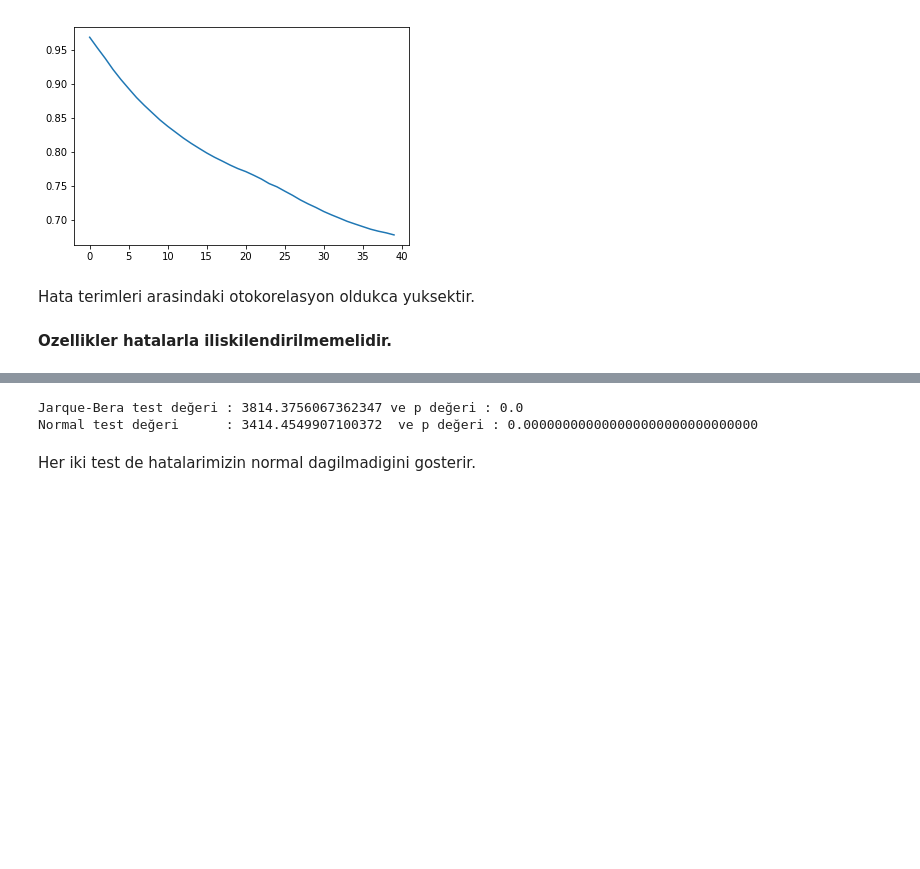
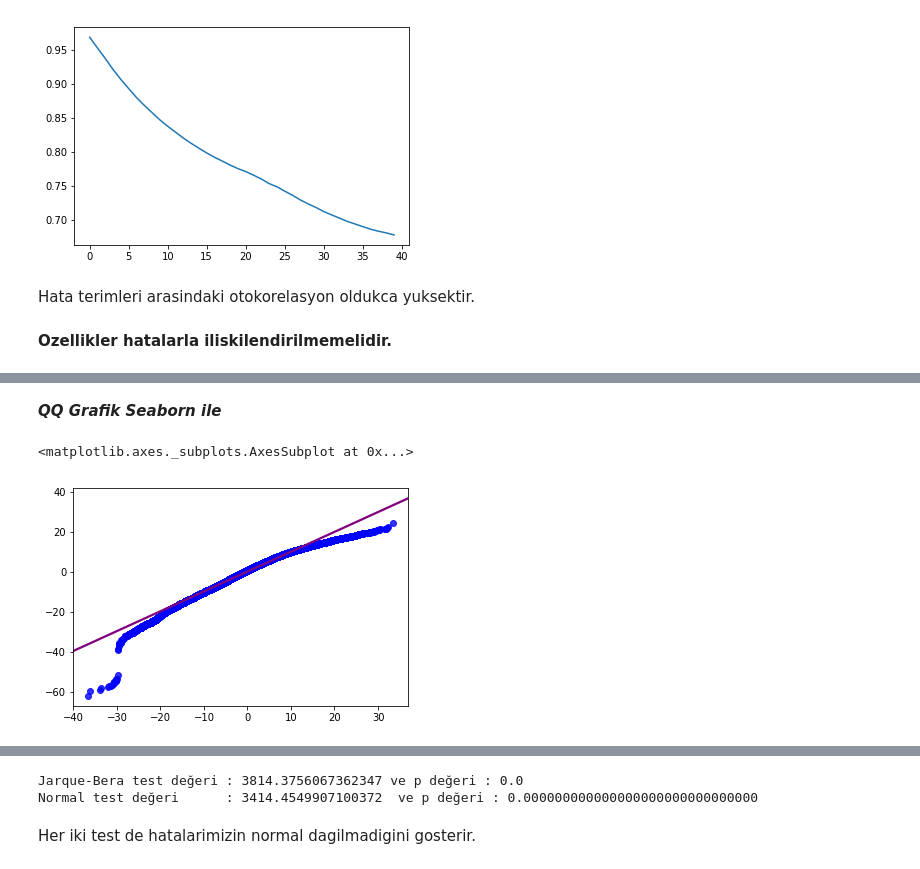
Before and after one commit to EceDolen/Bootcamp_-Bolum_6, a Jupyter notebook: Regresyon_Odev_3_Sıcaklık_Tahmini.ipynb, the cells around one changed output, grey strips where cells are left out. Saved outputs shown, nothing was run; the diff lists cells and outputs as text; code cells hidden in the pictures; blank space fills up the shorter version.

```diff
--- a/Regresyon_Odev_3_Sıcaklık_Tahmini.ipynb
+++ b/Regresyon_Odev_3_Sıcaklık_Tahmini.ipynb
@@ -199,0 +202,9 @@ plt.show()
+# %% [markdown]
+***QQ Grafik Seaborn ile***
+# %%
+#Burda QQ icin verileri sort ile siralamak durumundayiz.
+rand_nums = np.random.normal(np.mean(hatalar), np.std(hatalar), len(hatalar))
+sns.regplot(np.sort(rand_nums), np.sort(hatalar),fit_reg=True,  scatter_kws={"color": "blue"}, line_kws={"color": "purple"} )
+# %% [output]
+<matplotlib.axes._subplots.AxesSubplot at 0x...>
+[figure, added]
```
Also changed, not shown: parts of 5 cells of this notebook.
